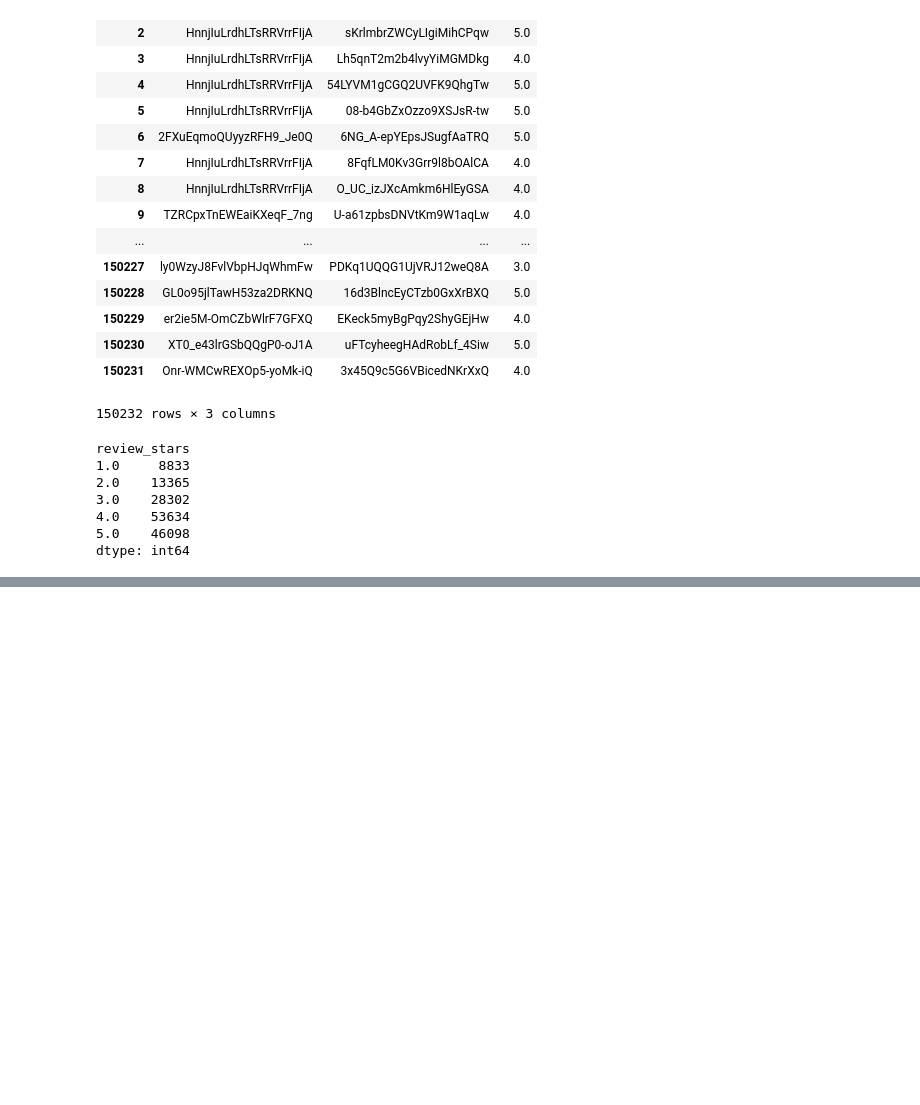
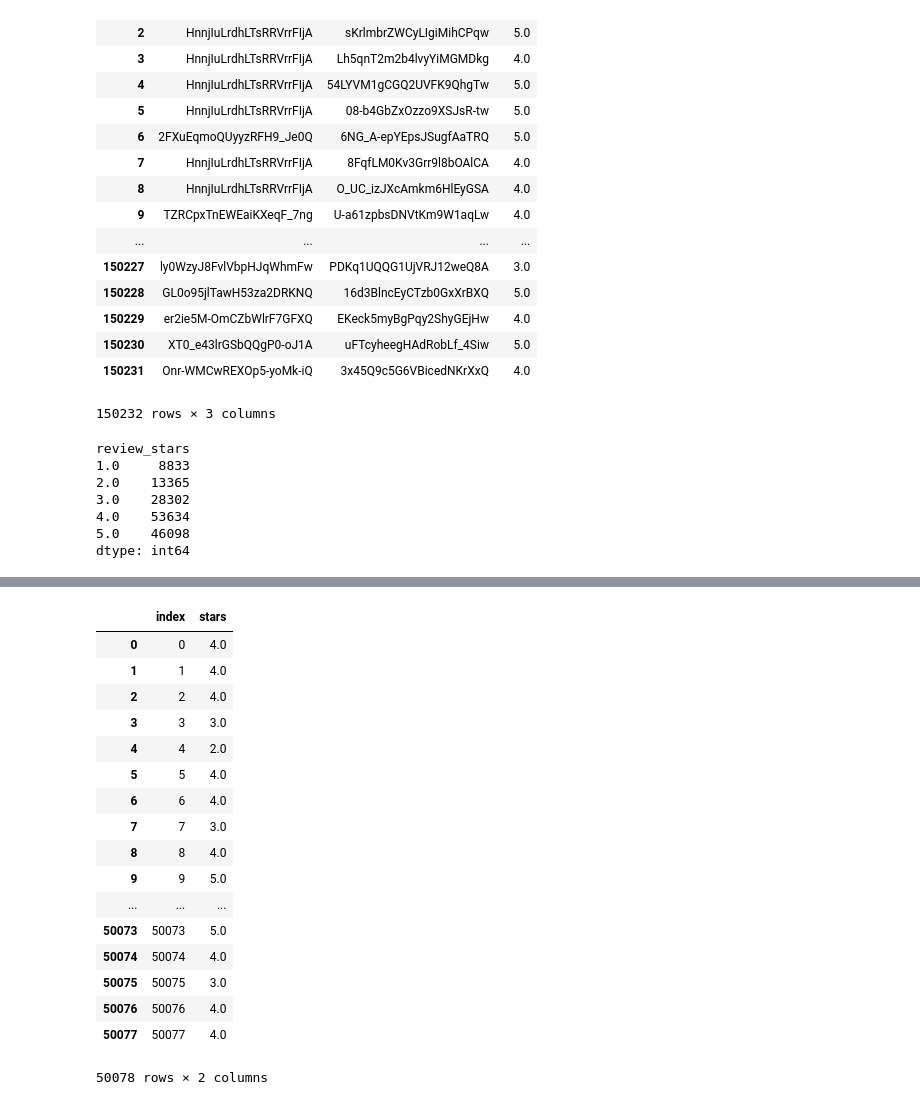
Before and after one commit to kenqgu/CS-145-Yelp-Rating-Predictor, a Jupyter notebook: Preprocessing Notebook.ipynb, the cells around one changed output, grey strips where cells are left out. Saved outputs shown, nothing was run; the diff lists cells and outputs as text; code cells hidden in the pictures; blank space fills up the shorter version.

```diff
--- a/Preprocessing Notebook.ipynb
+++ b/Preprocessing Notebook.ipynb
@@ -466,0 +579,21 @@ test
+# %%
+submit
+# %% [output]
+|  | index | stars |
+| 0 | 0 | 4.0 |
+| 1 | 1 | 4.0 |
+| 2 | 2 | 4.0 |
+| 3 | 3 | 3.0 |
+| 4 | 4 | 2.0 |
+| 5 | 5 | 4.0 |
+| 6 | 6 | 4.0 |
+| 7 | 7 | 3.0 |
+| 8 | 8 | 4.0 |
+| 9 | 9 | 5.0 |
+| ... | ... | ... |
+| 50073 | 50073 | 5.0 |
+| 50074 | 50074 | 4.0 |
+| 50075 | 50075 | 3.0 |
+| 50076 | 50076 | 4.0 |
+| 50077 | 50077 | 4.0 |
+50078 rows × 2 columns
```
Also changed, not shown: parts of 21 cells of this notebook.
